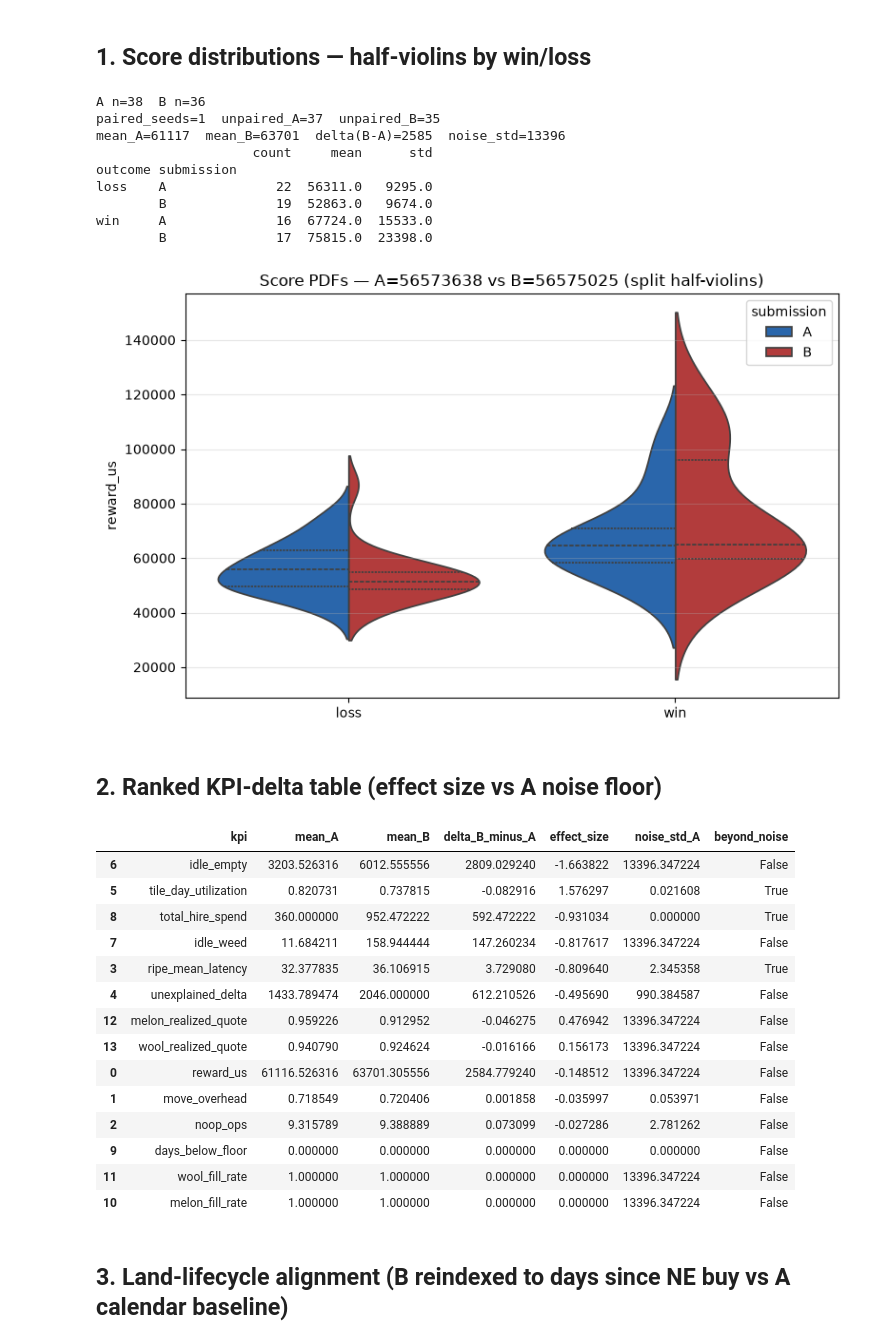
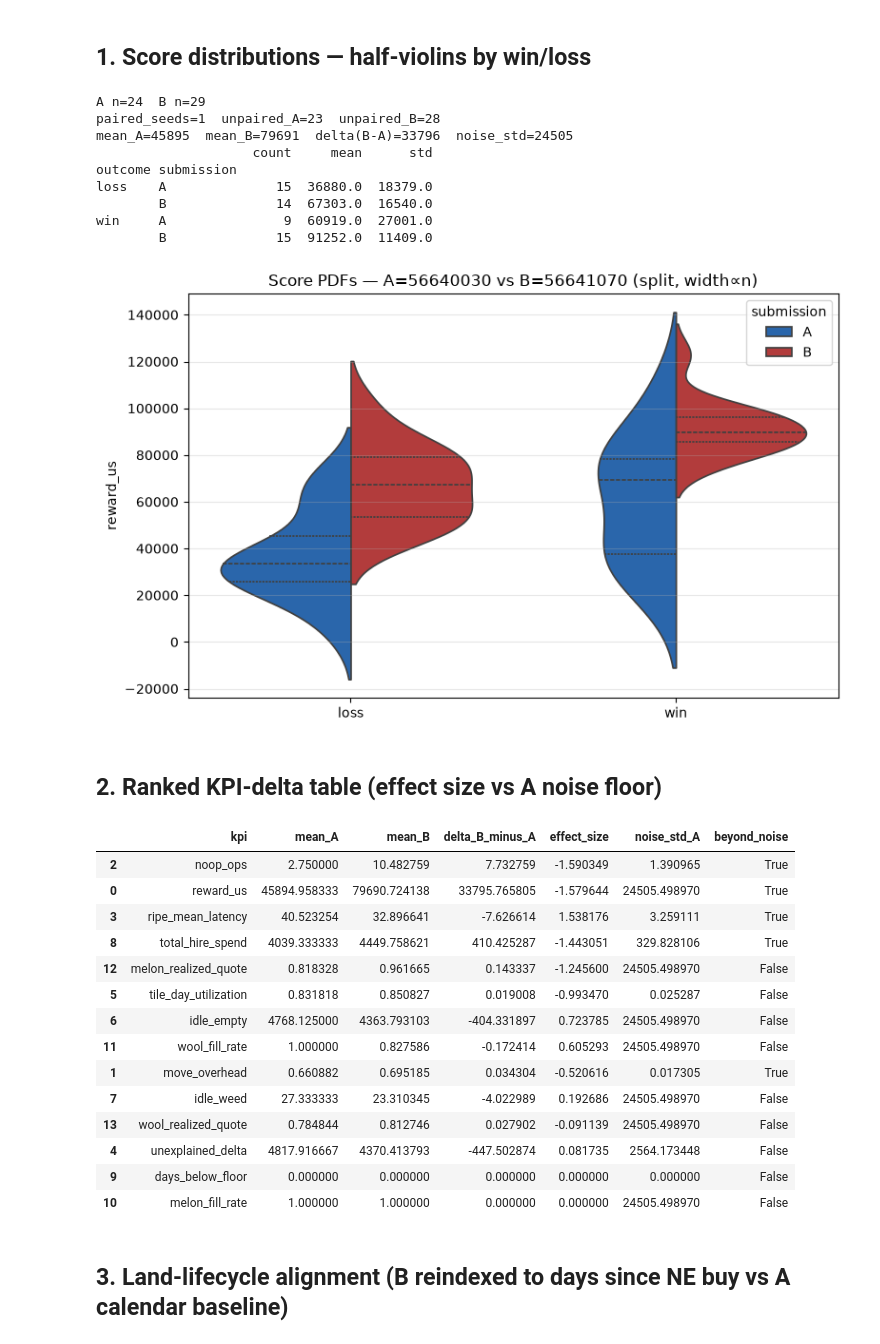
Before and after one commit to vlainic/kaggriculture, a Jupyter notebook: experiments/submission_comparison.ipynb, the cells around one changed output. Saved outputs shown, nothing was run; the diff lists cells and outputs as text; code cells hidden in the pictures.

```diff
--- a/experiments/submission_comparison.ipynb
+++ b/experiments/submission_comparison.ipynb
@@ -25,8 +25,9 @@ import submission_nb as snb
 # TwoLand vs ThreeLand: 56251213 vs 56300972
 # TwoLand old (above) vs 2 new TwoLands: 56330628 or 56330937
 # Milos: oneland vs twoland: 56573638 vs 56575025
-ID_A = "56573638"
-ID_B = "56575025"
+# Milos - twoland = robust NE vs + better price forecast: 56640030 vs 56641070
+ID_A = "56640030"
+ID_B = "56641070"
 
 US_NAME = "Milos Vlainic"  # Kaggle team name (matches info.TeamNames)
 REFRESH = False  # True → re-summarize even if JSON exists
@@ -86,43 +76,46 @@ score_std = NOISE_FLOOR.get("score_std", 0) or 1.0
 
 print(f"A n={ (df_scores.submission=='A').sum() }  B n={ (df_scores.submission=='B').sum() }")
 print(f"paired_seeds={len(paired)}  unpaired_A={len(unpaired_a)}  unpaired_B={len(unpaired_b)}")
 print(f"mean_A={mean_a:.0f}  mean_B={mean_b:.0f}  delta(B-A)={mean_b-mean_a:.0f}  noise_std={score_std:.0f}")
 print(df_scores.groupby(["outcome", "submission"])["reward"].agg(["count", "mean", "std"]).round(0))
 
 import seaborn as sns
 
 fig, ax = plt.subplots(figsize=(8, 5))
+# density_norm="count": half-violin width ∝ n, so A win (n=9) stays thinner than B win (n=15).
+# "width" (old) equalized every side and made sparse A wins look dominant.
 sns.violinplot(
     data=df_scores,
     x="outcome",
     y="reward",
     hue="submission",
     order=["loss", "win"],
     hue_order=["A", "B"],
     split=True,
     inner="quartile",
-    density_norm="width",
+    density_norm="count",
+    common_norm=True,
     palette={"A": "#1565c0", "B": "#c62828"},
     ax=ax,
 )
 ax.set_xlabel("")
 ax.set_ylabel("reward_us")
-ax.set_title(f"Score PDFs — A={ID_A} vs B={ID_B} (split half-violins)")
+ax.set_title(f"Score PDFs — A={ID_A} vs B={ID_B} (split, width∝n)")
 ax.legend(title="submission")
 ax.grid(True, axis="y", alpha=0.3)
 plt.tight_layout()
 plt.show()
 # %% [output]
-A n=38  B n=36
-paired_seeds=1  unpaired_A=37  unpaired_B=35
-mean_A=61117  mean_B=63701  delta(B-A)=2585  noise_std=13396
+A n=24  B n=29
+paired_seeds=1  unpaired_A=23  unpaired_B=28
+mean_A=45895  mean_B=79691  delta(B-A)=33796  noise_std=24505
                     count     mean      std
 outcome submission
-loss    A              22  56311.0   9295.0
-        B              19  52863.0   9674.0
-win     A              16  67724.0  15533.0
-        B              17  75815.0  23398.0
+loss    A              15  36880.0  18379.0
+        B              14  67303.0  16540.0
+win     A               9  60919.0  27001.0
+        B              15  91252.0  11409.0
-[figure, old version]
+[figure, new version]
 # %% [markdown]
 ## 2. Ranked KPI-delta table (effect size vs A noise floor)
 # %%
@@ -169,20 +162,20 @@ df_rank = pd.DataFrame(rows).sort_values("effect_size", key=lambda s: s.abs(), a
 display(df_rank)
 # %% [output]
 |  | kpi | mean_A | mean_B | delta_B_minus_A | effect_size | noise_std_A | beyond_noise |
-| 6 | idle_empty | 3203.526316 | 6012.555556 | 2809.029240 | -1.663822 | 13396.347224 | False |
-| 5 | tile_day_utilization | 0.820731 | 0.737815 | -0.082916 | 1.576297 | 0.021608 | True |
-| 8 | total_hire_spend | 360.000000 | 952.472222 | 592.472222 | -0.931034 | 0.000000 | True |
-| 7 | idle_weed | 11.684211 | 158.944444 | 147.260234 | -0.817617 | 13396.347224 | False |
-| 3 | ripe_mean_latency | 32.377835 | 36.106915 | 3.729080 | -0.809640 | 2.345358 | True |
-| 4 | unexplained_delta | 1433.789474 | 2046.000000 | 612.210526 | -0.495690 | 990.384587 | False |
-| 12 | melon_realized_quote | 0.959226 | 0.912952 | -0.046275 | 0.476942 | 13396.347224 | False |
-| 13 | wool_realized_quote | 0.940790 | 0.924624 | -0.016166 | 0.156173 | 13396.347224 | False |
-| 0 | reward_us | 61116.526316 | 63701.305556 | 2584.779240 | -0.148512 | 13396.347224 | False |
-| 1 | move_overhead | 0.718549 | 0.720406 | 0.001858 | -0.035997 | 0.053971 | False |
-| 2 | noop_ops | 9.315789 | 9.388889 | 0.073099 | -0.027286 | 2.781262 | False |
+| 2 | noop_ops | 2.750000 | 10.482759 | 7.732759 | -1.590349 | 1.390965 | True |
+| 0 | reward_us | 45894.958333 | 79690.724138 | 33795.765805 | -1.579644 | 24505.498970 | True |
+| 3 | ripe_mean_latency | 40.523254 | 32.896641 | -7.626614 | 1.538176 | 3.259111 | True |
+| 8 | total_hire_spend | 4039.333333 | 4449.758621 | 410.425287 | -1.443051 | 329.828106 | True |
+| 12 | melon_realized_quote | 0.818328 | 0.961665 | 0.143337 | -1.245600 | 24505.498970 | False |
+| 5 | tile_day_utilization | 0.831818 | 0.850827 | 0.019008 | -0.993470 | 0.025287 | False |
+| 6 | idle_empty | 4768.125000 | 4363.793103 | -404.331897 | 0.723785 | 24505.498970 | False |
+| 11 | wool_fill_rate | 1.000000 | 0.827586 | -0.172414 | 0.605293 | 24505.498970 | False |
+| 1 | move_overhead | 0.660882 | 0.695185 | 0.034304 | -0.520616 | 0.017305 | True |
+| 7 | idle_weed | 27.333333 | 23.310345 | -4.022989 | 0.192686 | 24505.498970 | False |
+| 13 | wool_realized_quote | 0.784844 | 0.812746 | 0.027902 | -0.091139 | 24505.498970 | False |
+| 4 | unexplained_delta | 4817.916667 | 4370.413793 | -447.502874 | 0.081735 | 2564.173448 | False |
 | 9 | days_below_floor | 0.000000 | 0.000000 | 0.000000 | 0.000000 | 0.000000 | False |
-| 11 | wool_fill_rate | 1.000000 | 1.000000 | 0.000000 | 0.000000 | 13396.347224 | False |
-| 10 | melon_fill_rate | 1.000000 | 1.000000 | 0.000000 | 0.000000 | 13396.347224 | False |
+| 10 | melon_fill_rate | 1.000000 | 1.000000 | 0.000000 | 0.000000 | 24505.498970 | False |
 # %% [markdown]
 ## 3. Land-lifecycle alignment (B reindexed to days since NE buy vs A calendar baseline)
 # %%
```
Also changed, not shown: parts of 8 cells of this notebook, 5 other files.
